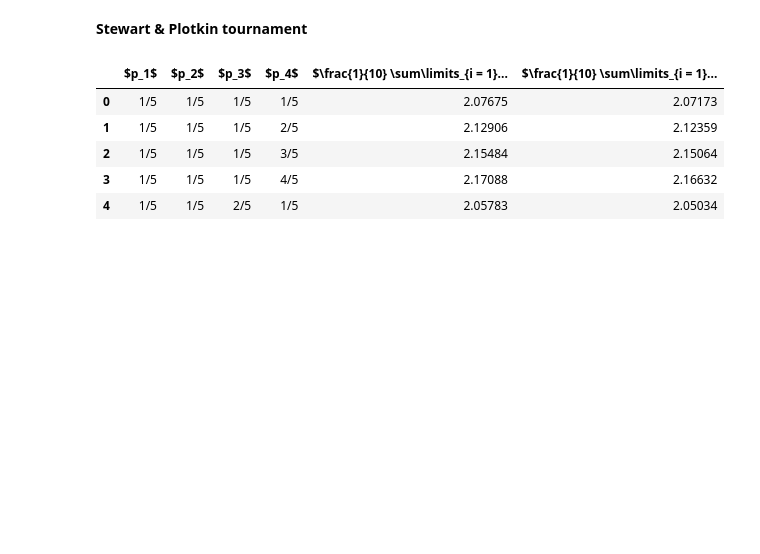
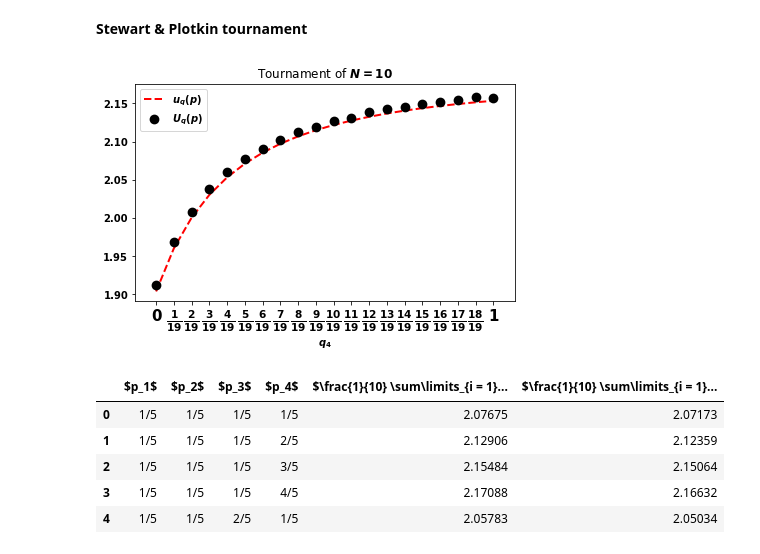
Before and after one commit to Nikoleta-v3/Memory-size-in-the-prisoners-dilemma, a Jupyter notebook: nbs/main.ipynb, the cells around one changed output. Saved outputs shown, nothing was run; the diff lists cells and outputs as text; code cells hidden in the pictures; blank space fills up the shorter version.

```diff
--- a/nbs/main.ipynb
+++ b/nbs/main.ipynb
@@ -208,13 +206,32 @@ ps = ps[:15]
+# %%
+ps = [(1/3, 1/3 , 1/3, i) for i in np.linspace(0, 1, 20)]
 # %%
 simulated_scores = []
 for player in ps:
-    score = opt_mo.simulate_spatial_tournament(player, transitions, turns=500, repetitions=100)
+    score = opt_mo.simulate_tournament_utility(player, transitions, turns=500, repetitions=300)
     simulated_scores.append(score)
 # %%
 theoretical_values = []
 for player in ps:
-    utility = -opt_mo.tournament_utility(player, transitions)
+    utility = opt_mo.tournament_utility(player, transitions)
     theoretical_values.append(utility)
+# %%
+plt.figure(figsize=[6.8, 4])
+plt.plot(theoretical_values, linestyle='--', color='red', linewidth=2, zorder=1, label='$u_q(p)$');
+plt.scatter(range(len(simulated_scores)), simulated_scores, marker='o', s=60, color='black', zorder=2,
+           label='$U_q(p)$', linewidth='2')
+plt.legend();
+
+plt.title('Tournament of $N=10$'), plt.legend();
+
+xlabels = [str(Fraction(i).limit_denominator()) for i in np.linspace(0, 1, 20)]
+xlabels[1:-1] = [r'$\frac{' + i.split('/')[0] + '}{' + i.split('/')[1] + '}$' for i in xlabels[1:-1]]
+
+plt.xticks(range(len(theoretical_values)), xlabels, rotation=0, fontsize=15), plt.xlabel(r'$q_4$');
+
+plt.savefig('../img/Stewart_tournament_results.pdf', bbox_inches='tight');
+# %% [output]
+[figure, added]
 # %%
 players = [[Fraction(p[i]).limit_denominator() for p in ps] for i in range(4)]
 # %%
```
Also changed, not shown: parts of 7 cells of this notebook, 3 other files.
